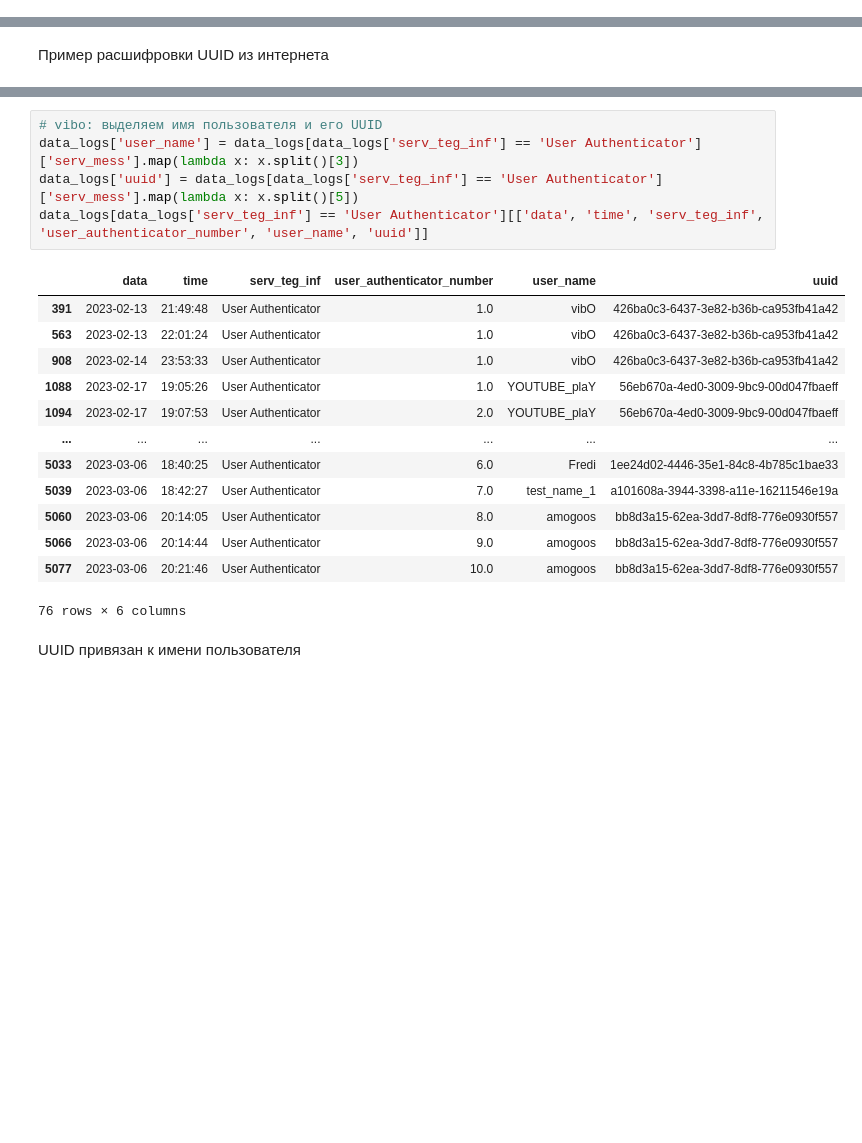
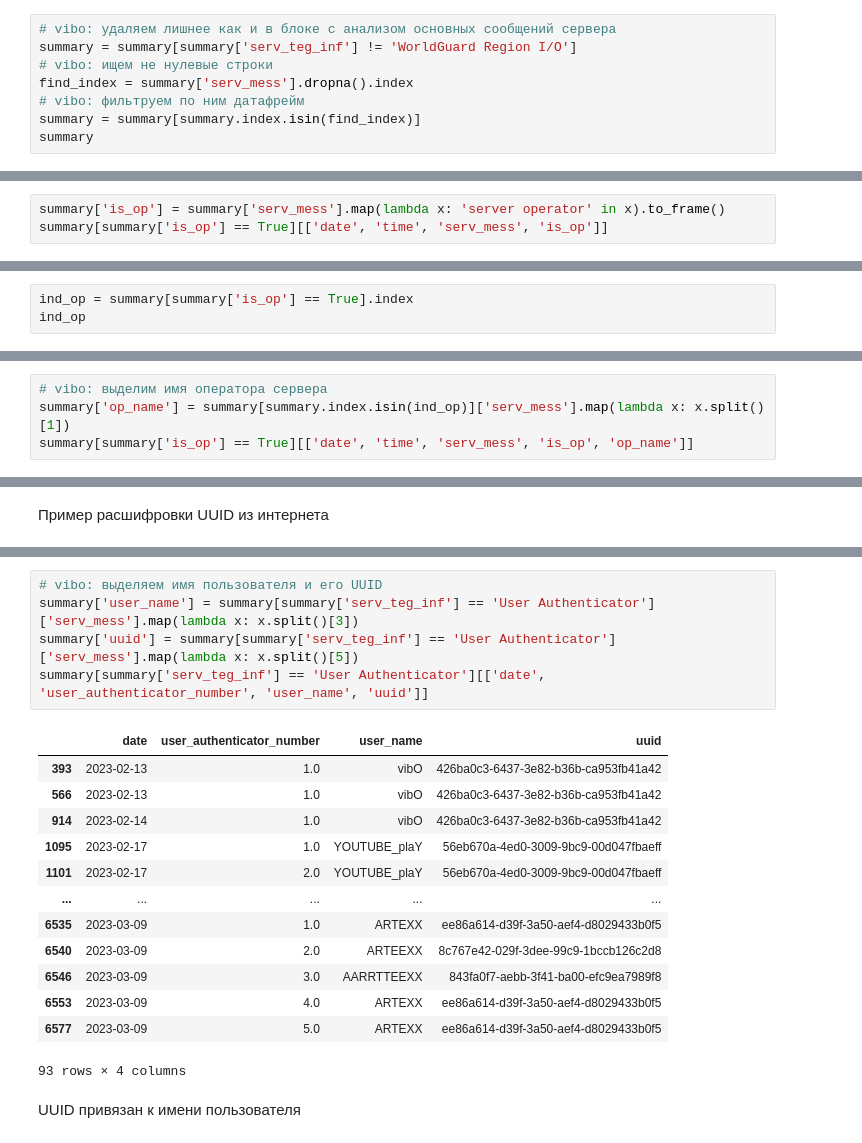
Before and after one commit to vi-bo/minecraft_log, a Jupyter notebook: minecraft_logs_night.ipynb, the cells around one changed output, grey strips where cells are left out. Saved outputs shown, nothing was run; the diff lists cells and outputs as text; blank space fills up the shorter version.

```diff
--- a/minecraft_logs_night.ipynb
+++ b/minecraft_logs_night.ipynb
@@ -1912,0 +1951,8 @@ data_logs[['data', 'time', 'serv_teg', 'serv_teg_inf', 'plug_name']].describe()
+# %%
+# vibo: удаляем лишнее как и в блоке с анализом основных сообщений сервера
+summary = summary[summary['serv_teg_inf'] != 'WorldGuard Region I/O']
+# vibo: ищем не нулевые строки
+find_index = summary['serv_mess'].dropna().index
+# vibo: фильтруем по ним датафрейм
+summary = summary[summary.index.isin(find_index)]
+summary
@@ -1912,0 +2086,3 @@ data_logs[['data', 'time', 'serv_teg', 'serv_teg_inf', 'plug_name']].describe()
+# %%
+summary['is_op'] = summary['serv_mess'].map(lambda x: 'server operator' in x).to_frame()
+summary[summary['is_op'] == True][['date', 'time', 'serv_mess', 'is_op']]
@@ -1912,0 +2107,3 @@ data_logs[['data', 'time', 'serv_teg', 'serv_teg_inf', 'plug_name']].describe()
+# %%
+ind_op = summary[summary['is_op'] == True].index
+ind_op
@@ -1912,0 +2134,4 @@ data_logs[['data', 'time', 'serv_teg', 'serv_teg_inf', 'plug_name']].describe()
+# %%
+# vibo: выделим имя оператора сервера
+summary['op_name'] = summary[summary.index.isin(ind_op)]['serv_mess'].map(lambda x: x.split()[1])
+summary[summary['is_op'] == True][['date', 'time', 'serv_mess', 'is_op', 'op_name']]
@@ -1954,22 +2433,22 @@ data_logs[data_logs['user_is_authenticate'] == True][['data', 'time', 'serv_teg_
 # %%
 # vibo: выделяем имя пользователя и его UUID
-data_logs['user_name'] = data_logs[data_logs['serv_teg_inf'] == 'User Authenticator']['serv_mess'].map(lambda x: x.split()[3])
-data_logs['uuid'] = data_logs[data_logs['serv_teg_inf'] == 'User Authenticator']['serv_mess'].map(lambda x: x.split()[5])
-data_logs[data_logs['serv_teg_inf'] == 'User Authenticator'][['data', 'time', 'serv_teg_inf', 'user_authenticator_number', 'user_name', 'uuid']]
+summary['user_name'] = summary[summary['serv_teg_inf'] == 'User Authenticator']['serv_mess'].map(lambda x: x.split()[3])
+summary['uuid'] = summary[summary['serv_teg_inf'] == 'User Authenticator']['serv_mess'].map(lambda x: x.split()[5])
+summary[summary['serv_teg_inf'] == 'User Authenticator'][['date', 'user_authenticator_number', 'user_name', 'uuid']]
 # %% [output]
-|  | data | time | serv_teg_inf | user_authenticator_number | user_name | uuid |
-| 391 | 2023-02-13 | 21:49:48 | User Authenticator | 1.0 | vibO | 426ba0c3-6437-3e82-b36b-ca953fb41a42 |
-| 563 | 2023-02-13 | 22:01:24 | User Authenticator | 1.0 | vibO | 426ba0c3-6437-3e82-b36b-ca953fb41a42 |
-| 908 | 2023-02-14 | 23:53:33 | User Authenticator | 1.0 | vibO | 426ba0c3-6437-3e82-b36b-ca953fb41a42 |
-| 1088 | 2023-02-17 | 19:05:26 | User Authenticator | 1.0 | YOUTUBE_plaY | 56eb670a-4ed0-3009-9bc9-00d047fbaeff |
-| 1094 | 2023-02-17 | 19:07:53 | User Authenticator | 2.0 | YOUTUBE_plaY | 56eb670a-4ed0-3009-9bc9-00d047fbaeff |
-| ... | ... | ... | ... | ... | ... | ... |
-| 5033 | 2023-03-06 | 18:40:25 | User Authenticator | 6.0 | Fredi | 1ee24d02-4446-35e1-84c8-4b785c1bae33 |
-| 5039 | 2023-03-06 | 18:42:27 | User Authenticator | 7.0 | test_name_1 | a101608a-3944-3398-a11e-16211546e19a |
-| 5060 | 2023-03-06 | 20:14:05 | User Authenticator | 8.0 | amogoos | bb8d3a15-62ea-3dd7-8df8-776e0930f557 |
-| 5066 | 2023-03-06 | 20:14:44 | User Authenticator | 9.0 | amogoos | bb8d3a15-62ea-3dd7-8df8-776e0930f557 |
-| 5077 | 2023-03-06 | 20:21:46 | User Authenticator | 10.0 | amogoos | bb8d3a15-62ea-3dd7-8df8-776e0930f557 |
+|  | date | user_authenticator_number | user_name | uuid |
+| 393 | 2023-02-13 | 1.0 | vibO | 426ba0c3-6437-3e82-b36b-ca953fb41a42 |
+| 566 | 2023-02-13 | 1.0 | vibO | 426ba0c3-6437-3e82-b36b-ca953fb41a42 |
+| 914 | 2023-02-14 | 1.0 | vibO | 426ba0c3-6437-3e82-b36b-ca953fb41a42 |
+| 1095 | 2023-02-17 | 1.0 | YOUTUBE_plaY | 56eb670a-4ed0-3009-9bc9-00d047fbaeff |
+| 1101 | 2023-02-17 | 2.0 | YOUTUBE_plaY | 56eb670a-4ed0-3009-9bc9-00d047fbaeff |
+| ... | ... | ... | ... | ... |
+| 6535 | 2023-03-09 | 1.0 | ARTEXX | ee86a614-d39f-3a50-aef4-d8029433b0f5 |
+| 6540 | 2023-03-09 | 2.0 | ARTEEXX | 8c767e42-029f-3dee-99c9-1bccb126c2d8 |
+| 6546 | 2023-03-09 | 3.0 | AARRTTEEXX | 843fa0f7-aebb-3f41-ba00-efc9ea7989f8 |
+| 6553 | 2023-03-09 | 4.0 | ARTEXX | ee86a614-d39f-3a50-aef4-d8029433b0f5 |
+| 6577 | 2023-03-09 | 5.0 | ARTEXX | ee86a614-d39f-3a50-aef4-d8029433b0f5 |
-76 rows × 6 columns
+93 rows × 4 columns
 # %% [markdown]
 UUID привязан к имени пользователя
 # %%
```
Also changed, not shown: parts of 144 cells of this notebook.
